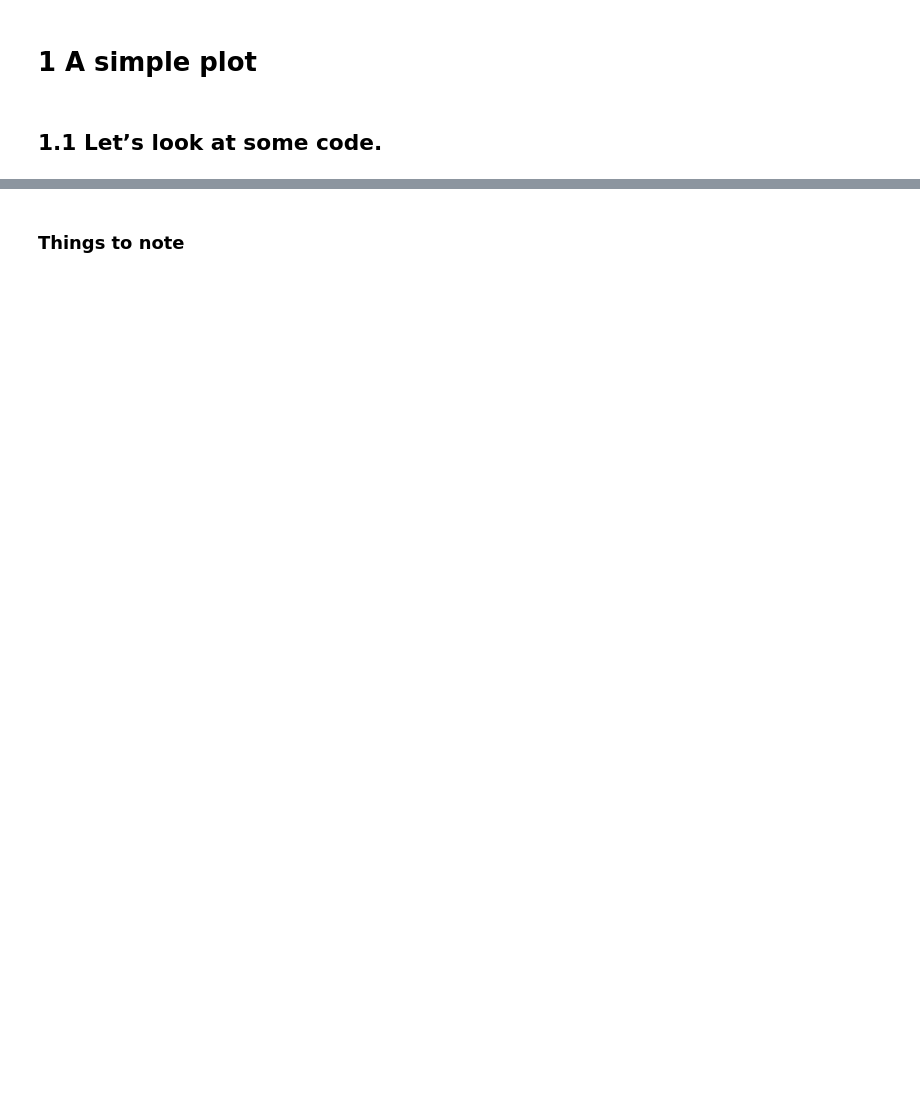
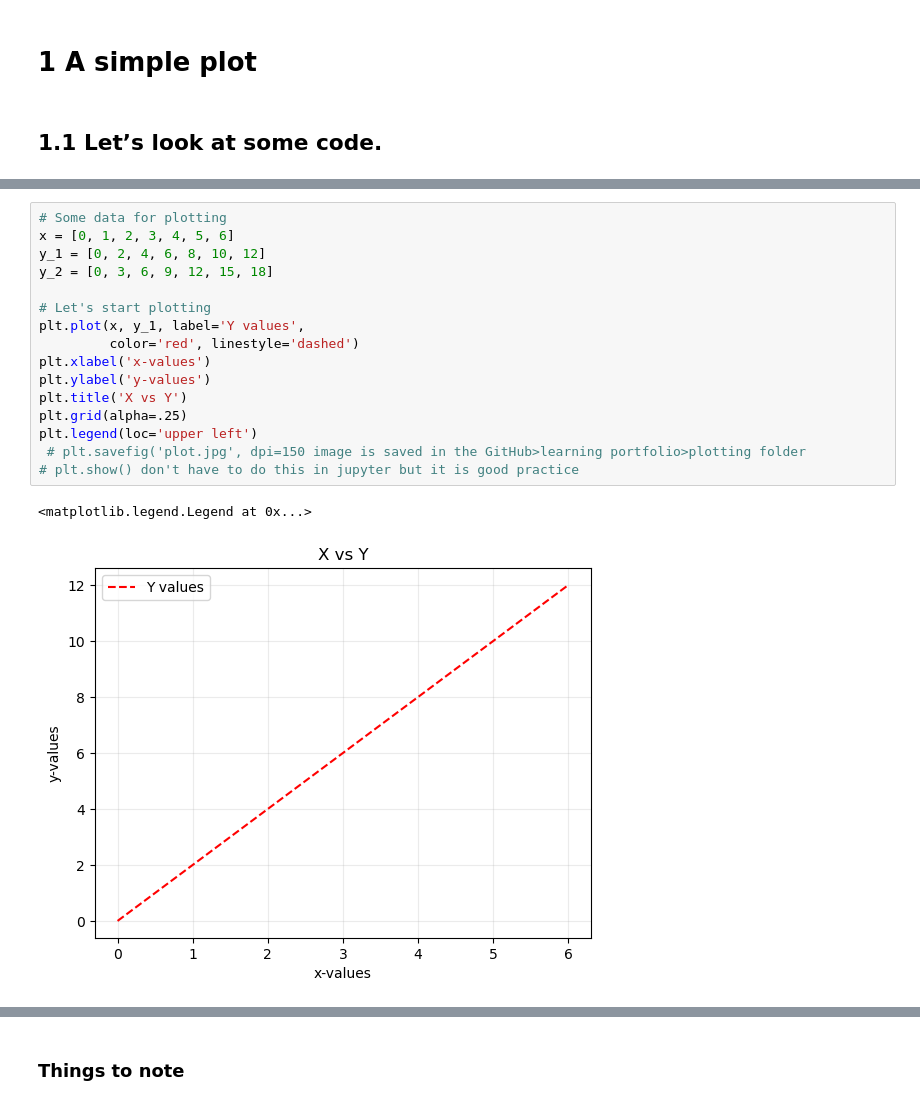
Before and after one commit to SPS-SP2273/learning-portfolio-2024-aug-adrinasoh, a Jupyter notebook: 7.1_plotting/plotting_(need).ipynb, the cells around one changed output, grey strips where cells are left out. Cells and saved outputs as stored; diff of their text form; blank space fills up the shorter version.

```diff
--- a/7.1_plotting/plotting_(need).ipynb
+++ b/7.1_plotting/plotting_(need).ipynb
@@ -28,0 +22,19 @@ NameError: name 'plt' is not defined
+# %%
+# Some data for plotting
+x = [0, 1, 2, 3, 4, 5, 6]
+y_1 = [0, 2, 4, 6, 8, 10, 12]
+y_2 = [0, 3, 6, 9, 12, 15, 18]
+
+# Let's start plotting
+plt.plot(x, y_1, label='Y values',
+         color='red', linestyle='dashed')
+plt.xlabel('x-values')
+plt.ylabel('y-values')
+plt.title('X vs Y')
+plt.grid(alpha=.25)
+plt.legend(loc='upper left')
+ # plt.savefig('plot.jpg', dpi=150 image is saved in the GitHub>learning portfolio>plotting folder
+# plt.show() don't have to do this in jupyter but it is good practice
+# %% [output]
+<matplotlib.legend.Legend at 0x...>
+[figure, added]
```
Also changed, not shown: parts of 14 cells of this notebook, 6 other files.
